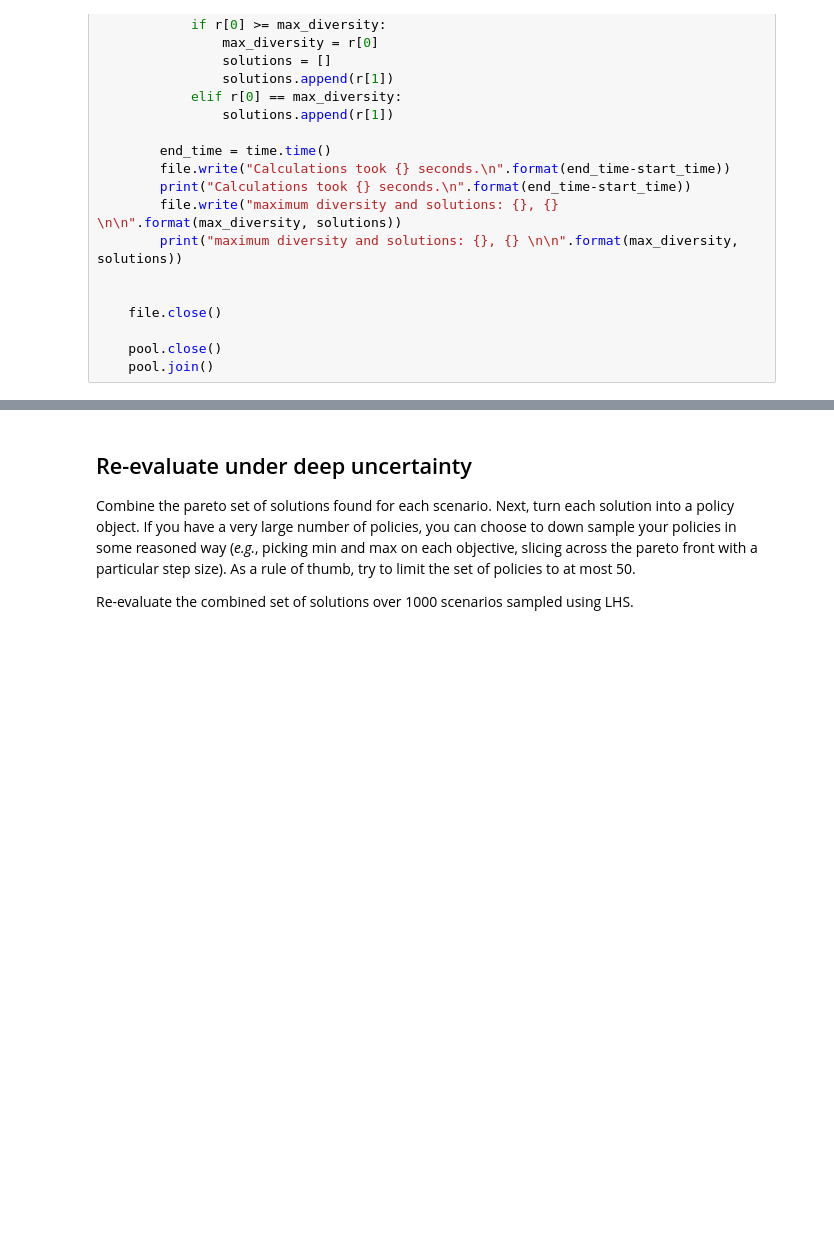
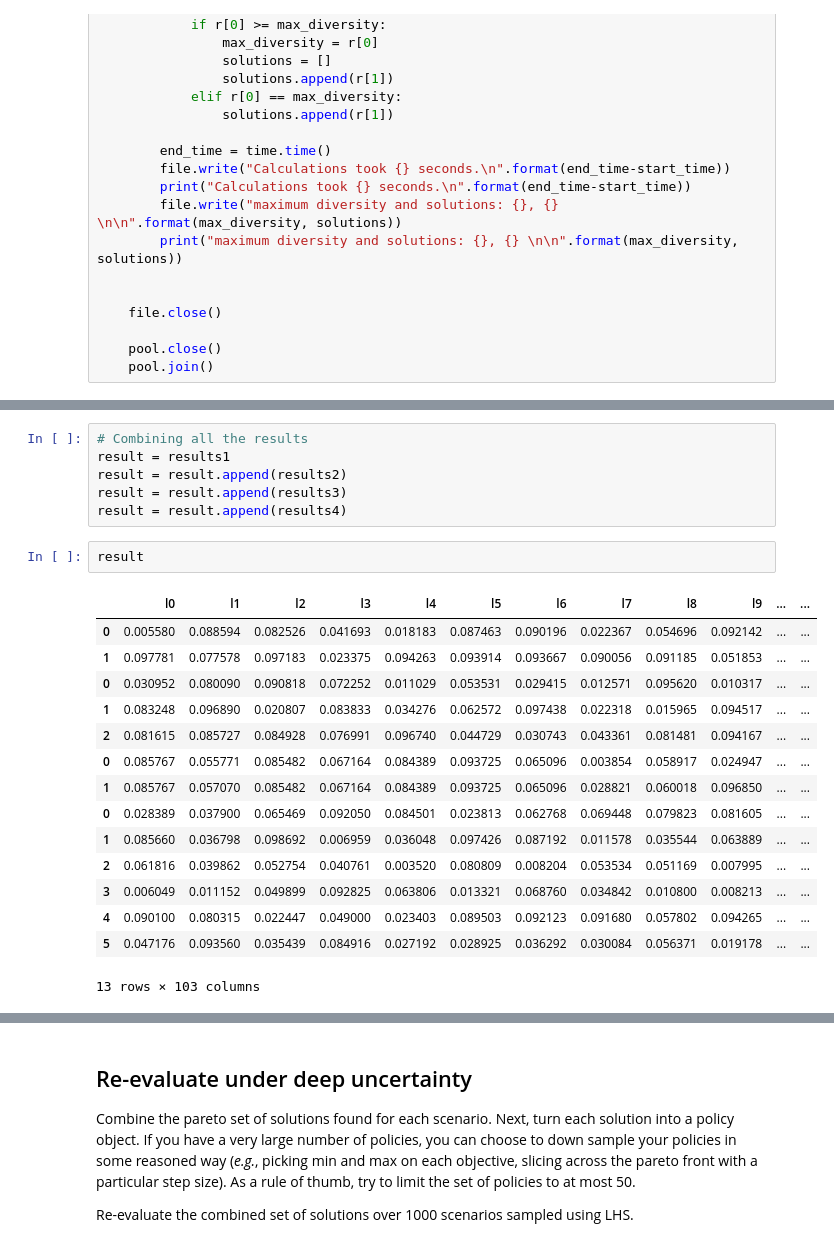
Before and after one commit to SoniAnmol/epa_1361_group_20_final_project, a Jupyter notebook: Week 5-6 - robustness and direct search/assignment 9 - multi-scenario MORDM_anmol.ipynb, the cells around one changed output, grey strips where cells are left out. Drawn from its saved outputs; the diff is of its cells as text; blank space fills up the shorter version.

```diff
--- a/Week 5-6 - robustness and direct search/assignment 9 - multi-scenario MORDM_anmol.ipynb
+++ b/Week 5-6 - robustness and direct search/assignment 9 - multi-scenario MORDM_anmol.ipynb
@@ -139,0 +230,24 @@ pandas.core.frame.DataFrame
+# %%
+# Combining all the results
+result = results1
+result = result.append(results2)
+result = result.append(results3)
+result = result.append(results4)
+# %%
+result
+# %% [output]
+|  | l0 | l1 | l2 | l3 | l4 | l5 | l6 | l7 | l8 | l9 | ... | ... |
+| 0 | 0.005580 | 0.088594 | 0.082526 | 0.041693 | 0.018183 | 0.087463 | 0.090196 | 0.022367 | 0.054696 | 0.092142 | ... | ... |
+| 1 | 0.097781 | 0.077578 | 0.097183 | 0.023375 | 0.094263 | 0.093914 | 0.093667 | 0.090056 | 0.091185 | 0.051853 | ... | ... |
+| 0 | 0.030952 | 0.080090 | 0.090818 | 0.072252 | 0.011029 | 0.053531 | 0.029415 | 0.012571 | 0.095620 | 0.010317 | ... | ... |
+| 1 | 0.083248 | 0.096890 | 0.020807 | 0.083833 | 0.034276 | 0.062572 | 0.097438 | 0.022318 | 0.015965 | 0.094517 | ... | ... |
+| 2 | 0.081615 | 0.085727 | 0.084928 | 0.076991 | 0.096740 | 0.044729 | 0.030743 | 0.043361 | 0.081481 | 0.094167 | ... | ... |
+| 0 | 0.085767 | 0.055771 | 0.085482 | 0.067164 | 0.084389 | 0.093725 | 0.065096 | 0.003854 | 0.058917 | 0.024947 | ... | ... |
+| 1 | 0.085767 | 0.057070 | 0.085482 | 0.067164 | 0.084389 | 0.093725 | 0.065096 | 0.028821 | 0.060018 | 0.096850 | ... | ... |
+| 0 | 0.028389 | 0.037900 | 0.065469 | 0.092050 | 0.084501 | 0.023813 | 0.062768 | 0.069448 | 0.079823 | 0.081605 | ... | ... |
+| 1 | 0.085660 | 0.036798 | 0.098692 | 0.006959 | 0.036048 | 0.097426 | 0.087192 | 0.011578 | 0.035544 | 0.063889 | ... | ... |
+| 2 | 0.061816 | 0.039862 | 0.052754 | 0.040761 | 0.003520 | 0.080809 | 0.008204 | 0.053534 | 0.051169 | 0.007995 | ... | ... |
+| 3 | 0.006049 | 0.011152 | 0.049899 | 0.092825 | 0.063806 | 0.013321 | 0.068760 | 0.034842 | 0.010800 | 0.008213 | ... | ... |
+| 4 | 0.090100 | 0.080315 | 0.022447 | 0.049000 | 0.023403 | 0.089503 | 0.092123 | 0.091680 | 0.057802 | 0.094265 | ... | ... |
+| 5 | 0.047176 | 0.093560 | 0.035439 | 0.084916 | 0.027192 | 0.028925 | 0.036292 | 0.030084 | 0.056371 | 0.019178 | ... | ... |
+13 rows × 103 columns
```
Also changed, not shown: parts of 11 cells of this notebook.
